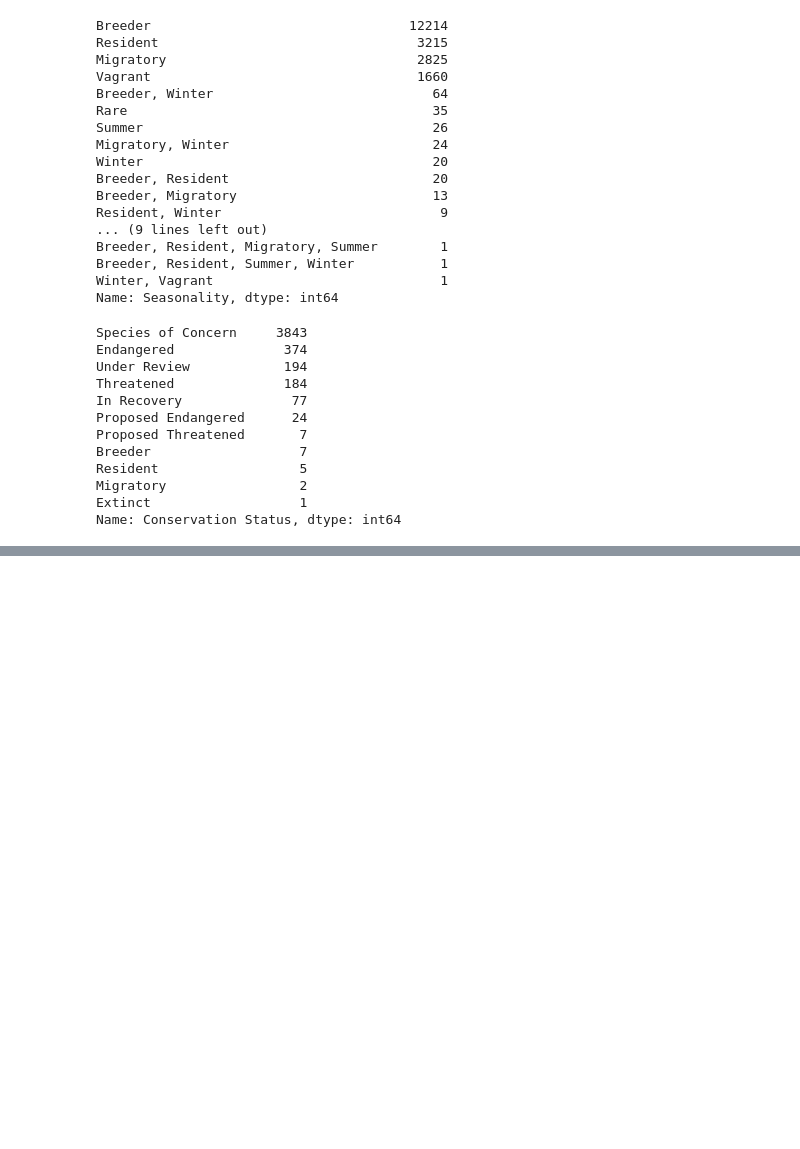
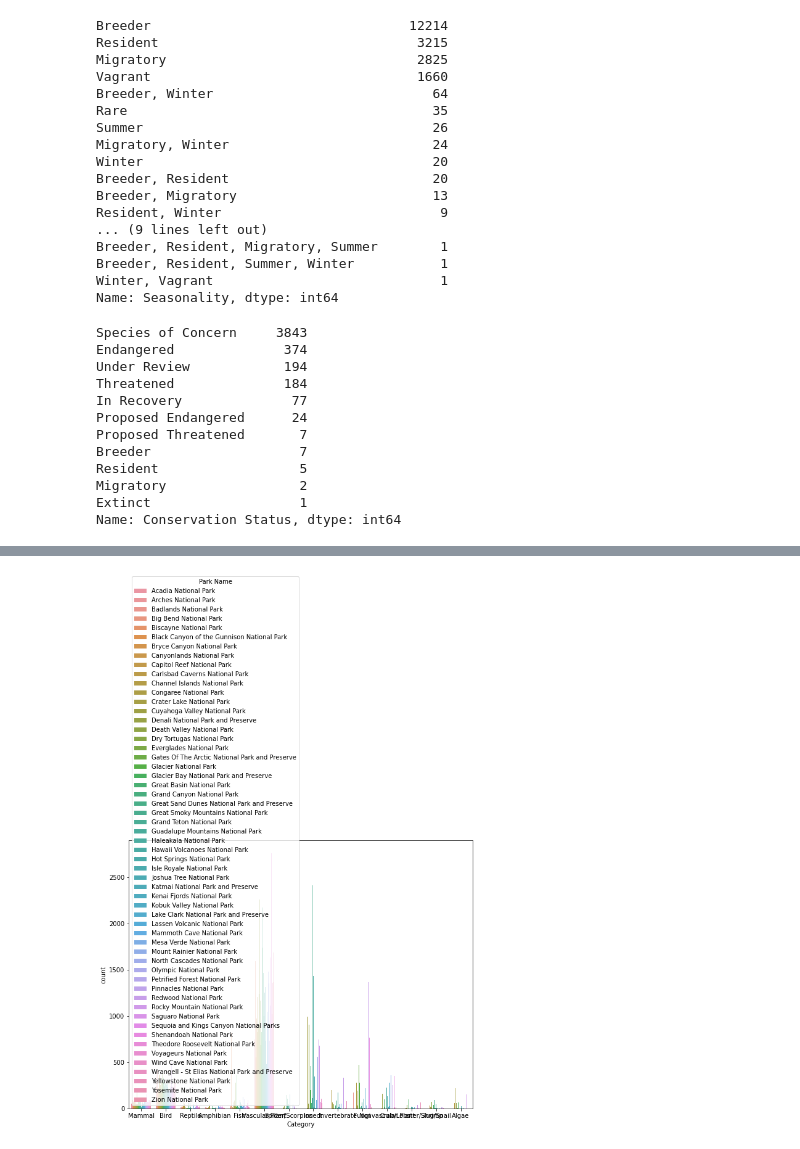
Before and after one commit to Adalab/DA-promo-b-modulo-3-sprint-2-Chloe-Lucia, a Jupyter notebook: exploracion.ipynb, the cells around one changed output, grey strips where cells are left out. Drawn from its saved outputs; the diff is of its cells as text; code cells hidden in the pictures; blank space fills up the shorter version.

```diff
--- a/exploracion.ipynb
+++ b/exploracion.ipynb
@@ -21,6 +21,21 @@ Successfully installed cattrs-22.2.0 exceptiongroup-1.0.0rc9 geojson-rewind-1.0.
 # %%
+# Tratamiento de datos
+# ------------------------------------------------------------------------
 import pandas as pd
 import numpy as np
+
+# Gráficos
+# ------------------------------------------------------------------------
+import matplotlib.pyplot as plt
+import seaborn as sns
+plt.rcParams["figure.figsize"] = (10,8)
+
+# Bio geolocalización
+# ------------------------------------------------------------------------
+import pygbif
+
+# Preferencias
+# ------------------------------------------------------------------------
 pd.options.display.max_rows = None
 # %%
 df1 = pd.read_csv('archive/parks.csv')
@@ -175,0 +187,2 @@ df2[]
+# %%
+df3 = df2.merge(df1, on='Park Name', how='left')
@@ -175,0 +255,4 @@ df2[]
+# %%
+sns.countplot(x='Category', data =df3, hue='Park Name');
+# %% [output]
+[figure, added]
```
Also changed, not shown: parts of 8 cells of this notebook, 1 other file.
